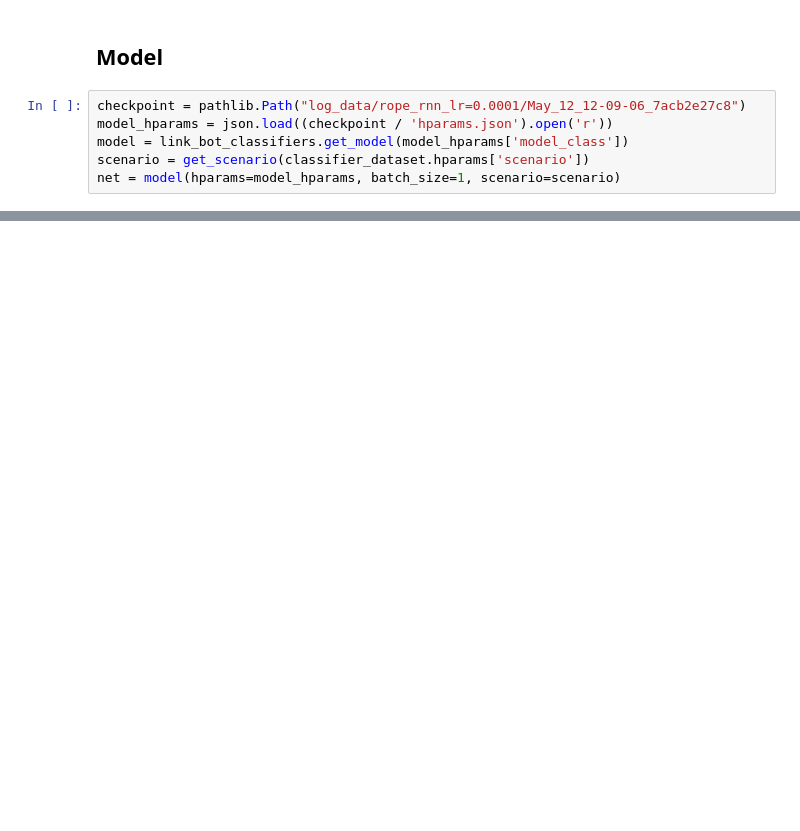
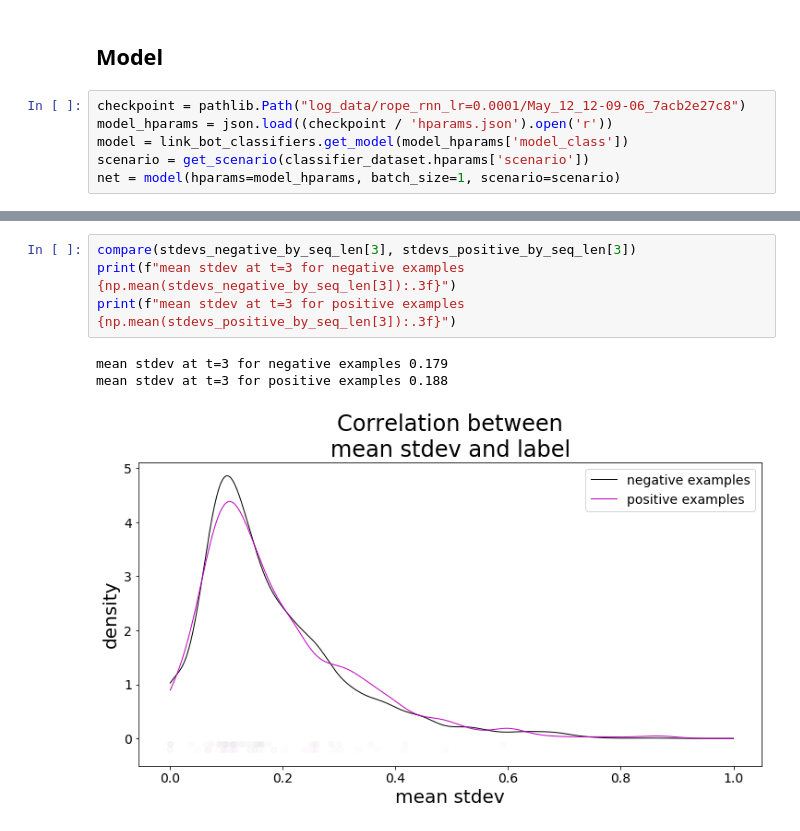
Before and after one commit to UM-ARM-Lab/unreliable-deform-manipulation, a Jupyter notebook: link_bot_classifiers/notebooks/Inspect Classifier.ipynb, the cells around one changed output, grey strips where cells are left out. Cells and saved outputs as stored; diff of their text form; blank space fills up the shorter version.

```diff
--- a/link_bot_classifiers/notebooks/Inspect Classifier.ipynb
+++ b/link_bot_classifiers/notebooks/Inspect Classifier.ipynb
@@ -71,0 +99,8 @@ plt.legend();
+# %%
+compare(stdevs_negative_by_seq_len[3], stdevs_positive_by_seq_len[3])
+print(f"mean stdev at t=3 for negative examples {np.mean(stdevs_negative_by_seq_len[3]):.3f}")
+print(f"mean stdev at t=3 for positive examples {np.mean(stdevs_positive_by_seq_len[3]):.3f}")
+# %% [output]
+mean stdev at t=3 for negative examples 0.179
+mean stdev at t=3 for positive examples 0.188
+[figure, added]
```
Also changed, not shown: parts of 9 cells of this notebook.
